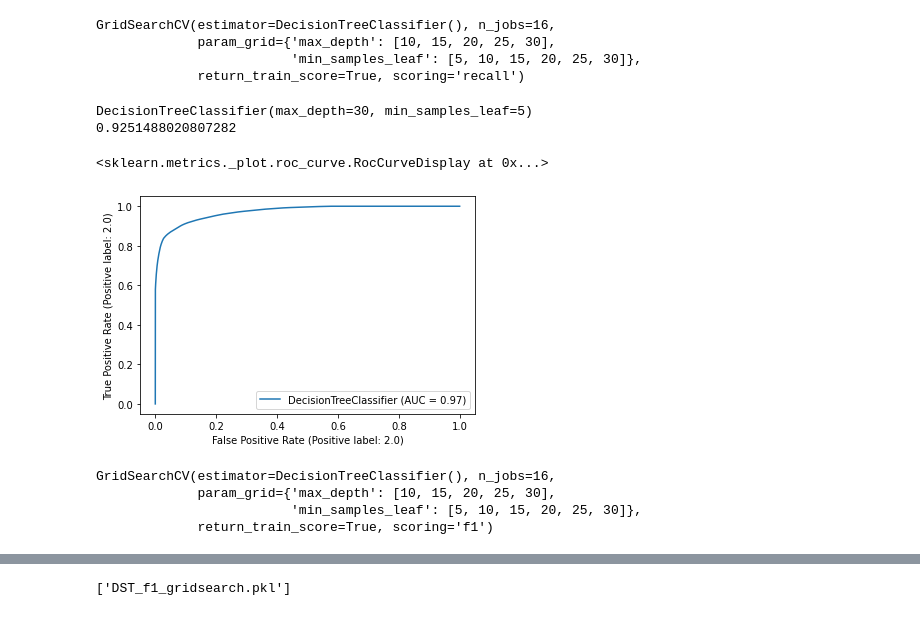
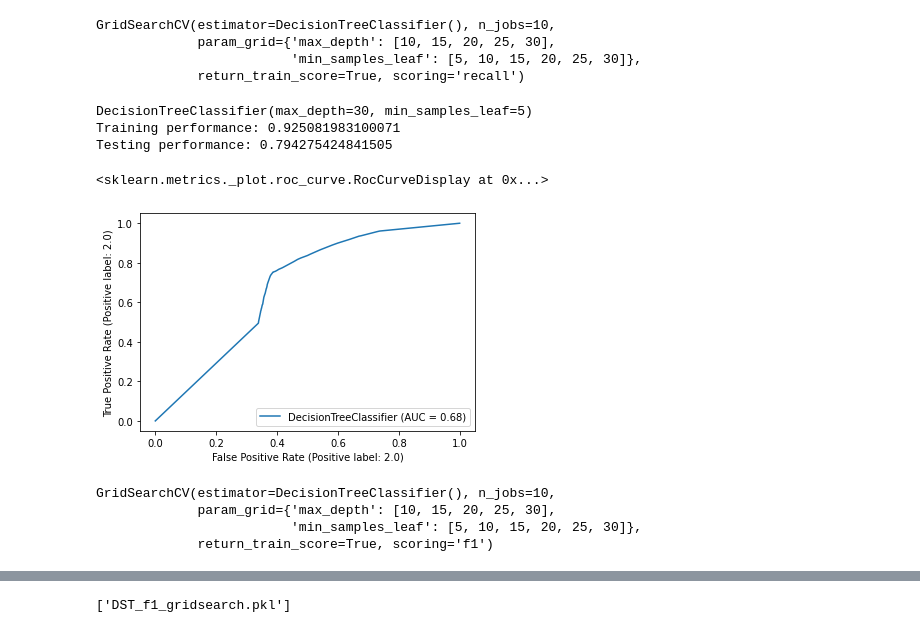
Before and after one commit to JIElite/TWDS-medical, a Jupyter notebook: notebook/GridSearch_DT_Baseline.ipynb, the cells around one changed output, grey strips where cells are left out. Drawn from its saved outputs; the diff is of its cells as text; code cells hidden in the pictures.

```diff
--- a/notebook/GridSearch_DT_Baseline.ipynb
+++ b/notebook/GridSearch_DT_Baseline.ipynb
@@ -73,43 +56,39 @@ RocCurveDisplay.from_estimator(clf.best_estimator_, X, y)
 # %%
-from sklearn.model_selection import GridSearchCV
-
+# Evaluate the model with: Recall
 parameters = {'max_depth': [10, 15, 20, 25, 30], 'min_samples_leaf': [5, 10, 15, 20, 25, 30]}
 clf_recall = GridSearchCV(estimator=DecisionTreeClassifier(),
                    param_grid=parameters,
                    scoring='recall',
                    return_train_score=True,
-                   n_jobs=16)
+                   n_jobs=10)
 clf_recall.fit(X, y)
 # %% [output]
-GridSearchCV(estimator=DecisionTreeClassifier(), n_jobs=16,
+GridSearchCV(estimator=DecisionTreeClassifier(), n_jobs=10,
              param_grid={'max_depth': [10, 15, 20, 25, 30],
                          'min_samples_leaf': [5, 10, 15, 20, 25, 30]},
              return_train_score=True, scoring='recall')
 # %%
 print(clf_recall.best_estimator_)
-print(accuracy_score(y_val, clf_recall.best_estimator_.predict(X_val)))
+print('Training performance:', accuracy_score(y, clf_recall.best_estimator_.predict(X)))
+print('Testing performance:', accuracy_score(y_test, clf_recall.best_estimator_.predict(X_test)))
+RocCurveDisplay.from_estimator(clf_recall.best_estimator_, X_test, y_test)
 # %% [output]
 DecisionTreeClassifier(max_depth=30, min_samples_leaf=5)
-0.9251488020807282
+Training performance: 0.925081983100071
+Testing performance: 0.794275424841505
+<sklearn.metrics._plot.roc_curve.RocCurveDisplay at 0x...>
+[figure, added]
-# %%
-from sklearn.metrics import RocCurveDisplay
-
-RocCurveDisplay.from_estimator(clf_recall.best_estimator_, X, y)
-# %% [output]
-<sklearn.metrics._plot.roc_curve.RocCurveDisplay at 0x...>
-[figure, removed]
 # %%
-from sklearn.model_selection import GridSearchCV
-
+# Evalute the model with: F1 score
 parameters = {'max_depth': [10, 15, 20, 25, 30], 'min_samples_leaf': [5, 10, 15, 20, 25, 30]}
 clf_f1 = GridSearchCV(estimator=DecisionTreeClassifier(),
                    param_grid=parameters,
                    scoring='f1',
                    return_train_score=True,
-                   n_jobs=16)
+                   n_jobs=10)
 clf_f1.fit(X, y)
 # %% [output]
-GridSearchCV(estimator=DecisionTreeClassifier(), n_jobs=16,
+GridSearchCV(estimator=DecisionTreeClassifier(), n_jobs=10,
              param_grid={'max_depth': [10, 15, 20, 25, 30],
                          'min_samples_leaf': [5, 10, 15, 20, 25, 30]},
              return_train_score=True, scoring='f1')
```
Also changed, not shown: parts of 14 cells of this notebook.
